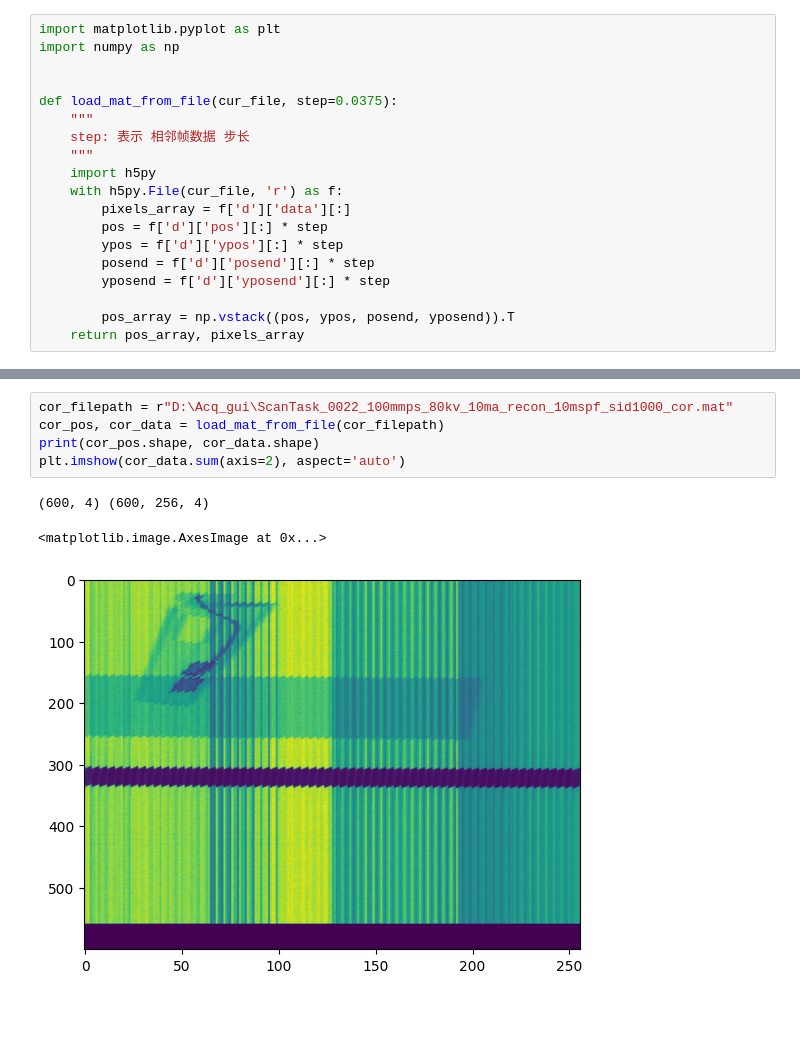
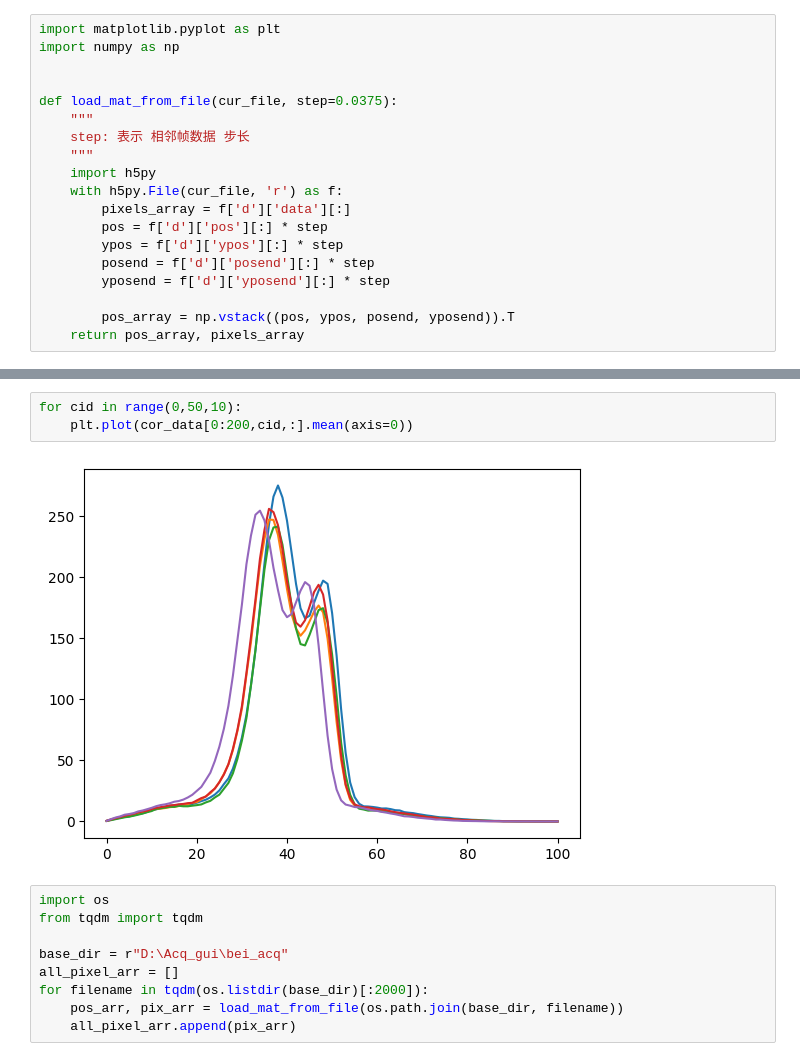
Before and after one commit to hqllab/Acq_gui, a Jupyter notebook: src/check_data.ipynb, the cells around one changed output, grey strips where cells are left out. Saved outputs shown, nothing was run; the diff lists cells and outputs as text; blank space fills up the shorter version.

```diff
--- a/src/check_data.ipynb
+++ b/src/check_data.ipynb
@@ -30,9 +42,14 @@ plt.imshow(cor_data.sum(axis=2), aspect='auto')
+# %%
+for cid in range(0,50,10):
+    plt.plot(cor_data[0:200,cid,:].mean(axis=0))
+# %% [output]
+[figure, added]
 # %%
-cor_filepath = r"D:\Acq_gui\ScanTask_0022_100mmps_80kv_10ma_recon_10mspf_sid1000_cor.mat"
-cor_pos, cor_data = load_mat_from_file(cor_filepath)
-print(cor_pos.shape, cor_data.shape)
-plt.imshow(cor_data.sum(axis=2), aspect='auto')
+import os
+from tqdm import tqdm
+
+base_dir = r"D:\Acq_gui\bei_acq"
+all_pixel_arr = []
+for filename in tqdm(os.listdir(base_dir)[:2000]):
+    pos_arr, pix_arr = load_mat_from_file(os.path.join(base_dir, filename))
+    all_pixel_arr.append(pix_arr)
-# %% [output]
-(600, 4) (600, 256, 4)
-<matplotlib.image.AxesImage at 0x...>
-[figure, removed]
```
Also changed, not shown: parts of 7 cells of this notebook, 4 other files.
